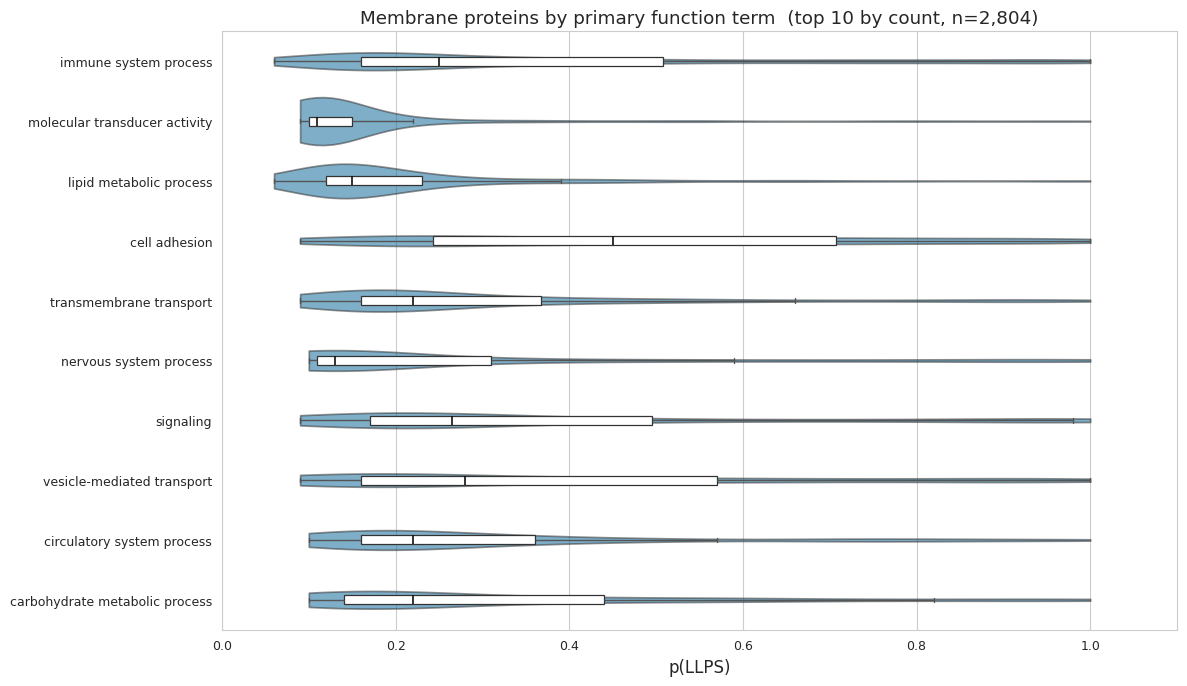
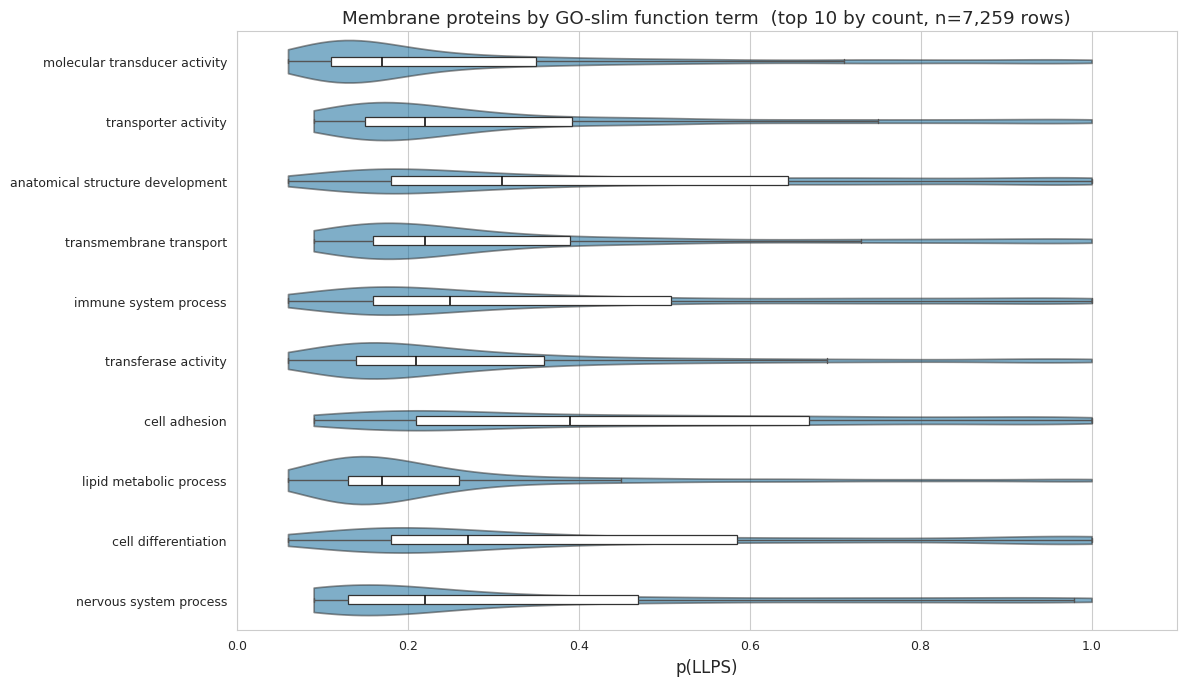
The notebook cell's code change between the first figure and the second:
--- before
+++ after
@@ -1,14 +1,20 @@
-# Fig 6 — Membrane subset: pLLPS by primary function term (top 10 by count)
+# Fig 6 — Membrane subset: pLLPS by GO-slim function term (exploded, top 10 by count)
 mem = df[df["Is_Membrane"] == True].copy()
-func_long = mem[["p(LLPS)", "Function_Top"]].dropna(subset=["Function_Top"]).query("Function_Top != 'Other'")
-func_counts = func_long["Function_Top"].value_counts()
+func_long = (
+    mem[["p(LLPS)", "Function_Slim_Plot"]]
+    .explode("Function_Slim_Plot")
+    .dropna(subset=["Function_Slim_Plot"])
+    .query("Function_Slim_Plot != 'Other' and Function_Slim_Plot != '' and Function_Slim_Plot != 'Unannotated'")
+    .rename(columns={"Function_Slim_Plot": "Function"})
+)
+func_counts = func_long["Function"].value_counts()
 top_funcs = func_counts.nlargest(10).index
-func_long = func_long[func_long["Function_Top"].isin(top_funcs)].copy()
+func_long = func_long[func_long["Function"].isin(top_funcs)].copy()
 order_func = func_counts.loc[top_funcs].sort_values(ascending=False).index.tolist()
 
 fig, ax = plt.subplots(figsize=(12, max(7, 0.35 * len(order_func) + 1.5)))
-sns.violinplot(data=func_long, y="Function_Top", x="p(LLPS)", order=order_func,
+sns.violinplot(data=func_long, y="Function", x="p(LLPS)", order=order_func,
                inner=None, cut=0, color=C["Membrane"], alpha=0.55, ax=ax)
-sns.boxplot(data=func_long, y="Function_Top", x="p(LLPS)", order=order_func,
+sns.boxplot(data=func_long, y="Function", x="p(LLPS)", order=order_func,
             width=0.15, showfliers=False, ax=ax,
             boxprops={"facecolor": "white", "edgecolor": "#333333", "linewidth": 0.9},
@@ -17,5 +23,5 @@
 ax.set(xlim=(0, 1.1), xlabel="p(LLPS)", ylabel="")
 ax.tick_params(axis="y", labelsize=9)
-ax.set_title(f"Membrane proteins by primary function term  (top 10 by count, n={len(func_long):,})")
+ax.set_title(f"Membrane proteins by GO-slim function term  (top 10 by count, n={len(func_long):,} rows)")
 plt.tight_layout()
 plt.savefig(FIG_DIR / "fig6_membrane_by_function.png", dpi=300, bbox_inches="tight")

Commit: Switch function plots to exploded GO-slim terms, matching location approach